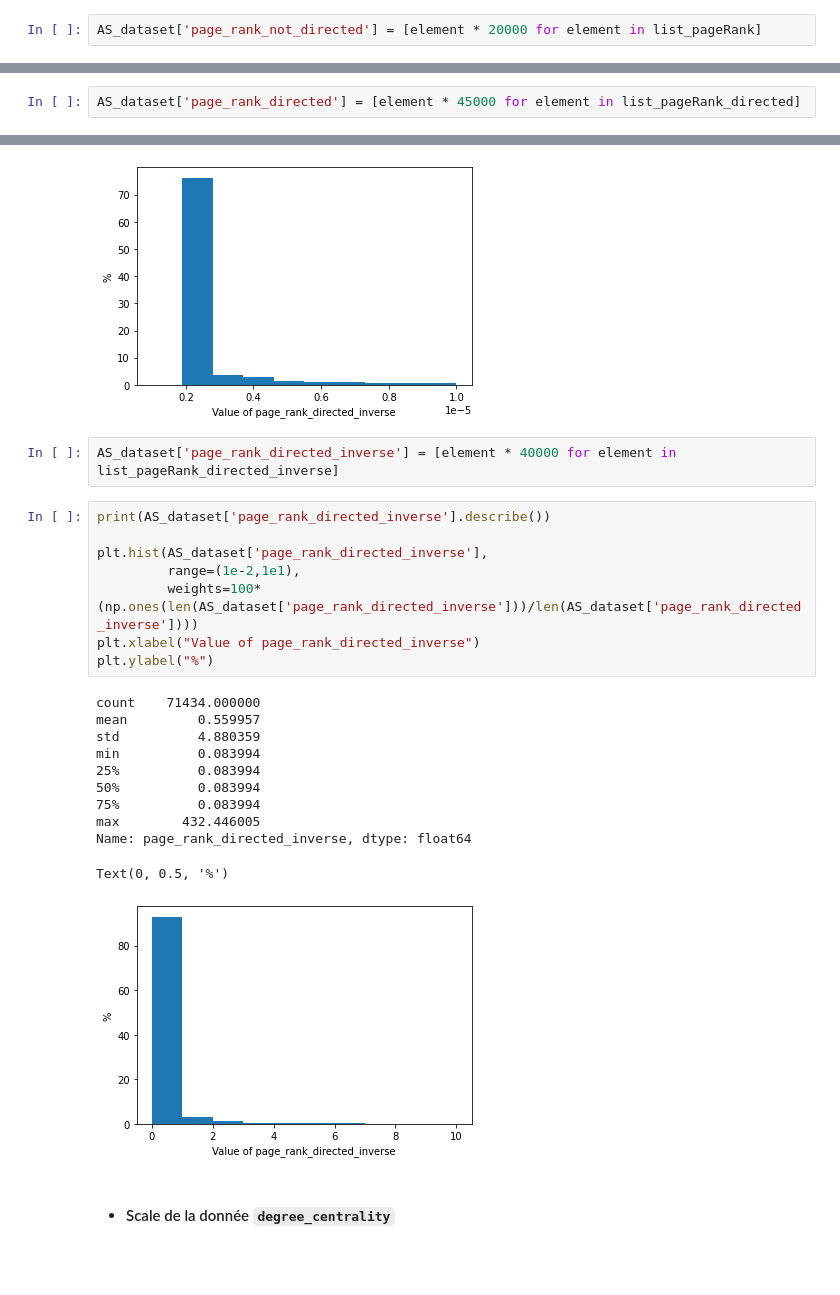
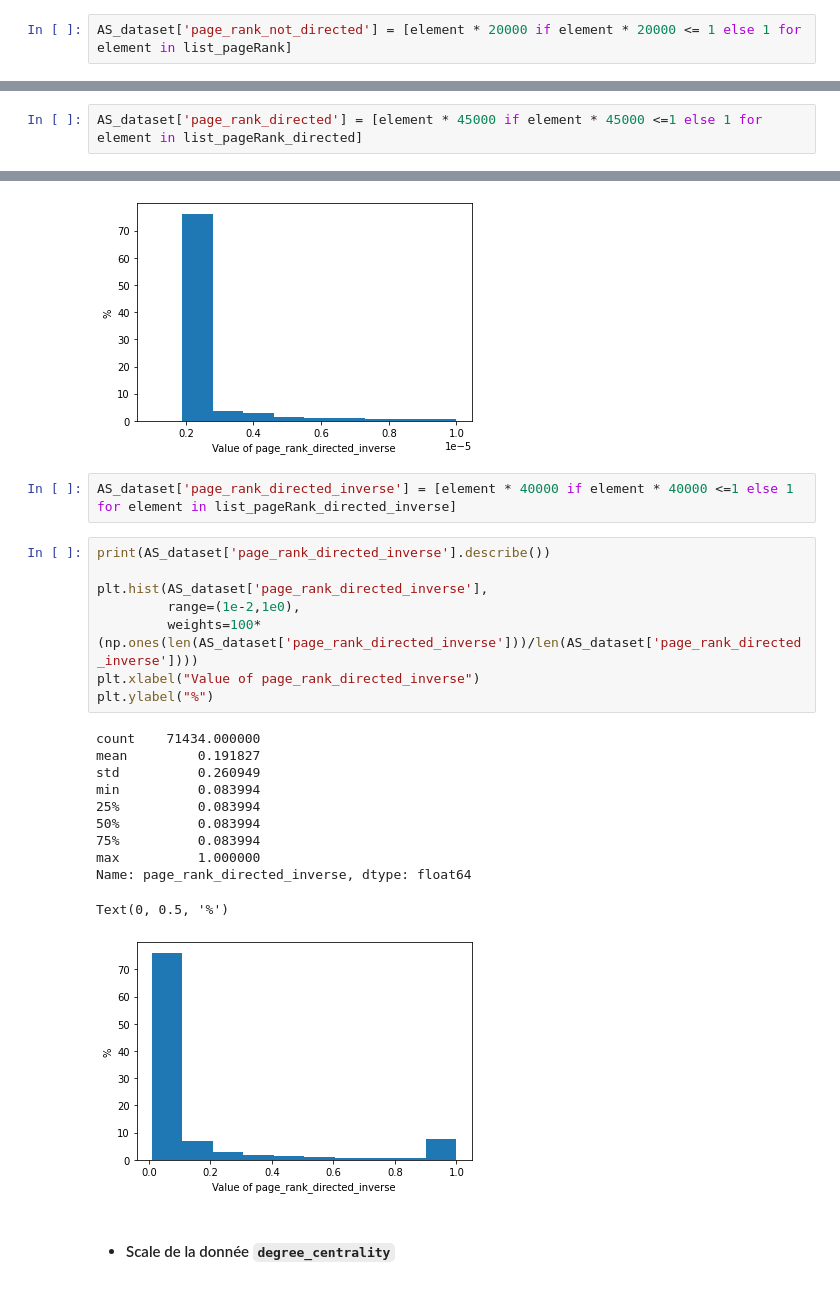
Before and after one commit to Viperine2022/projet_long_GCN_internet, a Jupyter notebook: IMPLANTATION/CAIDA/creation_datasetgraph.ipynb, the cells around one changed output, grey strips where cells are left out. Drawn from its saved outputs; the diff is of its cells as text.

```diff
--- a/IMPLANTATION/CAIDA/creation_datasetgraph.ipynb
+++ b/IMPLANTATION/CAIDA/creation_datasetgraph.ipynb
@@ -391,7 +391,7 @@ Name: page_rank_not_directed, dtype: float64
 Text(0, 0.5, '%')
 [figure]
 # %%
-AS_dataset['page_rank_not_directed'] = [element * 20000 for element in list_pageRank]
+AS_dataset['page_rank_not_directed'] = [element * 20000 if element * 20000 <= 1 else 1 for element in list_pageRank]
 # %%
 print(AS_dataset['page_rank_not_directed'].describe())
 
@@ -437,7 +437,7 @@ Name: page_rank_directed, dtype: float64
 Text(0, 0.5, '%')
 [figure]
 # %%
-AS_dataset['page_rank_directed'] = [element * 45000 for element in list_pageRank_directed]
+AS_dataset['page_rank_directed'] = [element * 45000 if element * 45000 <=1 else 1 for element in list_pageRank_directed]
 # %%
 print(AS_dataset['page_rank_directed'].describe())
 
@@ -483,27 +483,27 @@ Name: page_rank_directed_inverse, dtype: float64
 Text(0, 0.5, '%')
 [figure]
 # %%
-AS_dataset['page_rank_directed_inverse'] = [element * 40000 for element in list_pageRank_directed_inverse]
+AS_dataset['page_rank_directed_inverse'] = [element * 40000 if element * 40000 <=1 else 1 for element in list_pageRank_directed_inverse]
 # %%
 print(AS_dataset['page_rank_directed_inverse'].describe())
 
 plt.hist(AS_dataset['page_rank_directed_inverse'],
-         range=(1e-2,1e1),
+         range=(1e-2,1e0),
          weights=100*(np.ones(len(AS_dataset['page_rank_directed_inverse']))/len(AS_dataset['page_rank_directed_inverse'])))
 plt.xlabel("Value of page_rank_directed_inverse")
 plt.ylabel("%")
 # %% [output]
 count    71434.000000
-mean         0.559957
-std          4.880359
+mean         0.191827
+std          0.260949
 min          0.083994
 25%          0.083994
 50%          0.083994
 75%          0.083994
-max        432.446005
+max          1.000000
 Name: page_rank_directed_inverse, dtype: float64
 Text(0, 0.5, '%')
-[figure, old version]
+[figure, new version]
 # %% [markdown]
 - #### Scale de la donnée `degree_centrality`
 # %%
```
Also changed, not shown: parts of 22 cells of this notebook, 2 other files.
